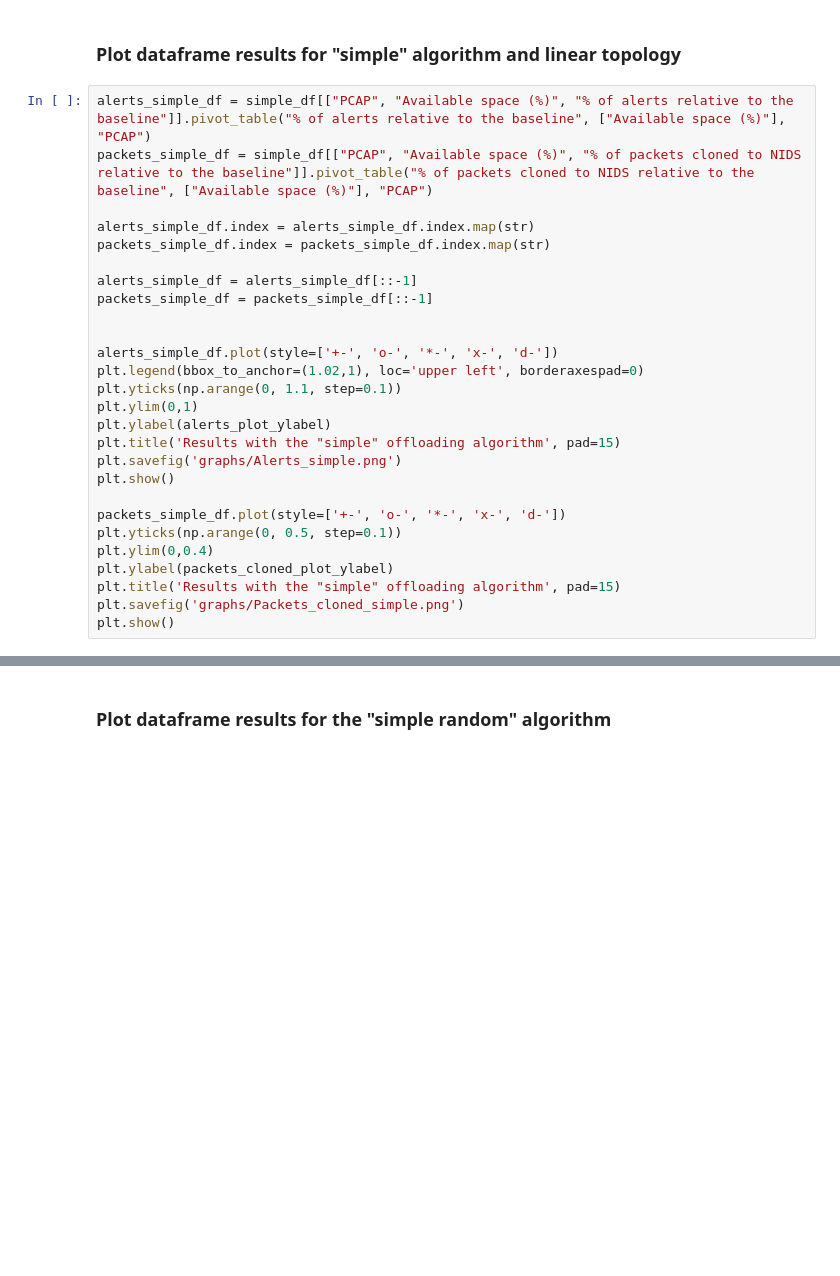
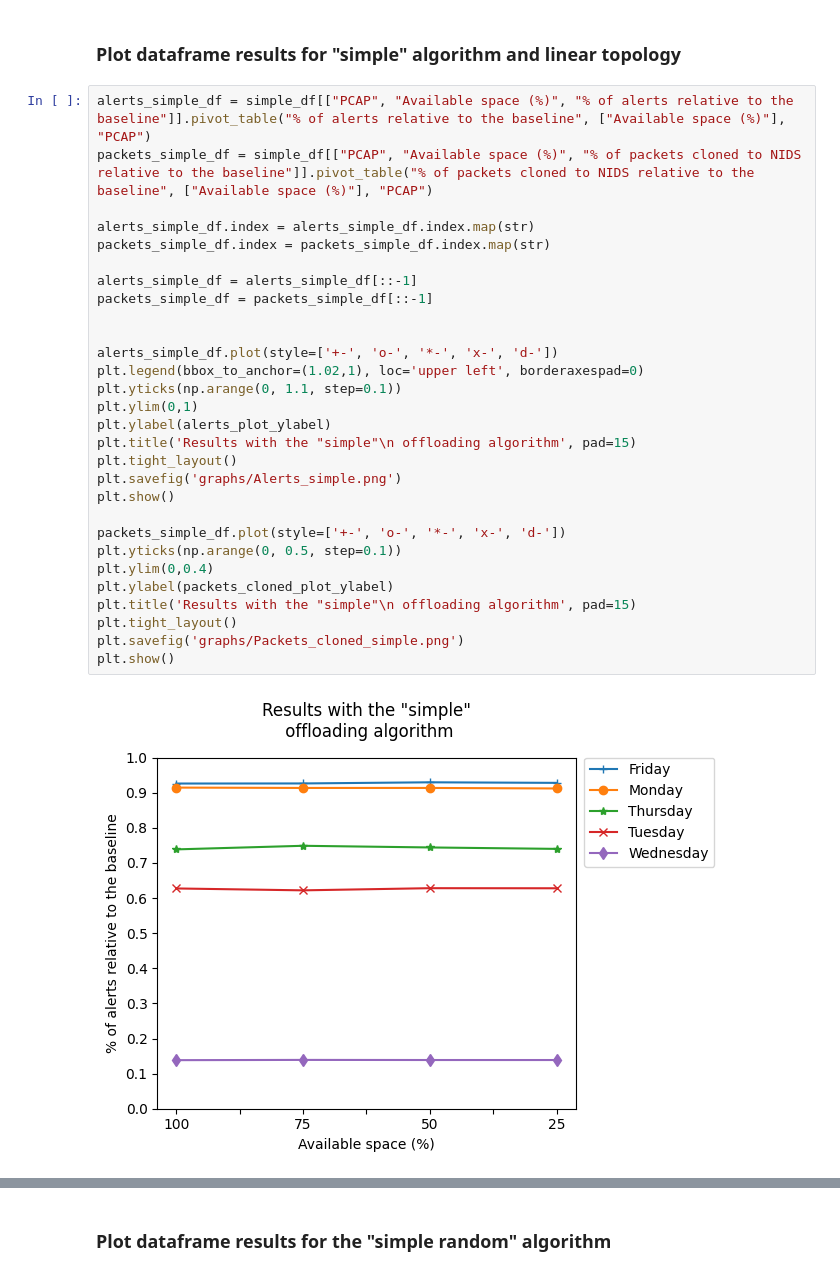
Before and after one commit to HenriqueBBrum/Network-Wide-Rule-Orchestrator, a Jupyter notebook: testing/final_evaluation/final_evaluation_plots.ipynb, the cells around one changed output, grey strips where cells are left out. Cells and saved outputs as stored; diff of their text form; blank space fills up the shorter version.

```diff
--- a/testing/final_evaluation/final_evaluation_plots.ipynb
+++ b/testing/final_evaluation/final_evaluation_plots.ipynb
@@ -200,27 +197,31 @@ packets_cloned_plot_ylabel = "% of packets cloned to the NIDS\n relative to the
 # %%
 alerts_simple_df = simple_df[["PCAP", "Available space (%)", "% of alerts relative to the baseline"]].pivot_table("% of alerts relative to the baseline", ["Available space (%)"], "PCAP")
 packets_simple_df = simple_df[["PCAP", "Available space (%)", "% of packets cloned to NIDS relative to the baseline"]].pivot_table("% of packets cloned to NIDS relative to the baseline", ["Available space (%)"], "PCAP")
 
 alerts_simple_df.index = alerts_simple_df.index.map(str)
 packets_simple_df.index = packets_simple_df.index.map(str)
 
 alerts_simple_df = alerts_simple_df[::-1]
 packets_simple_df = packets_simple_df[::-1]
 
 
 alerts_simple_df.plot(style=['+-', 'o-', '*-', 'x-', 'd-'])
 plt.legend(bbox_to_anchor=(1.02,1), loc='upper left', borderaxespad=0)
 plt.yticks(np.arange(0, 1.1, step=0.1))
 plt.ylim(0,1)
 plt.ylabel(alerts_plot_ylabel)
-plt.title('Results with the "simple" offloading algorithm', pad=15)
+plt.title('Results with the "simple"\n offloading algorithm', pad=15)
+plt.tight_layout()
 plt.savefig('graphs/Alerts_simple.png')
 plt.show()
 
 packets_simple_df.plot(style=['+-', 'o-', '*-', 'x-', 'd-'])
 plt.yticks(np.arange(0, 0.5, step=0.1))
 plt.ylim(0,0.4)
 plt.ylabel(packets_cloned_plot_ylabel)
-plt.title('Results with the "simple" offloading algorithm', pad=15)
+plt.title('Results with the "simple"\n offloading algorithm', pad=15)
+plt.tight_layout()
 plt.savefig('graphs/Packets_cloned_simple.png')
 plt.show()
+# %% [output]
+[figure, added]
```
Also changed, not shown: parts of 11 cells of this notebook, 10 other files.
